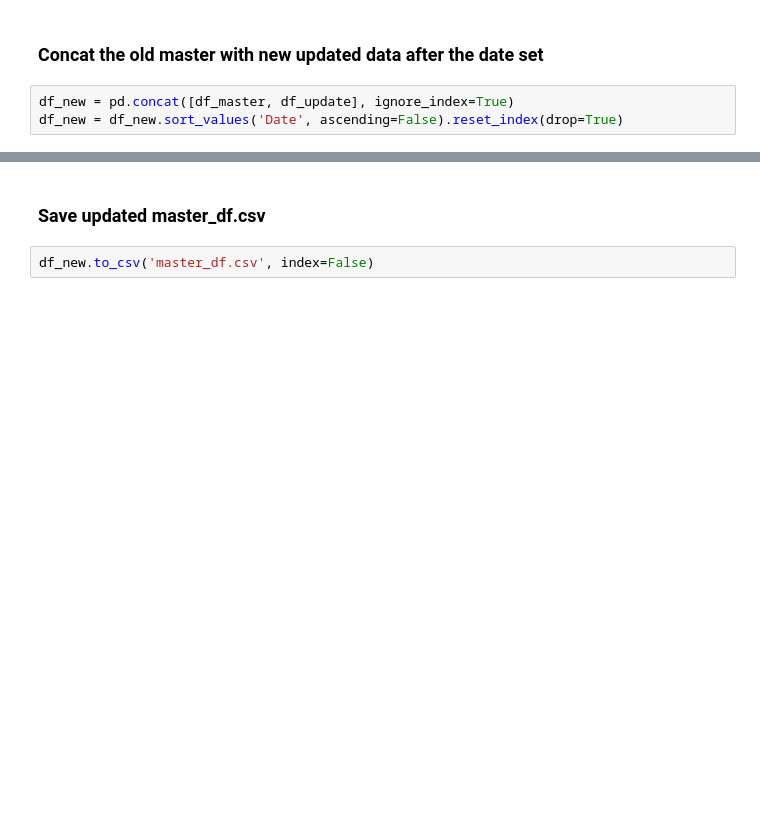
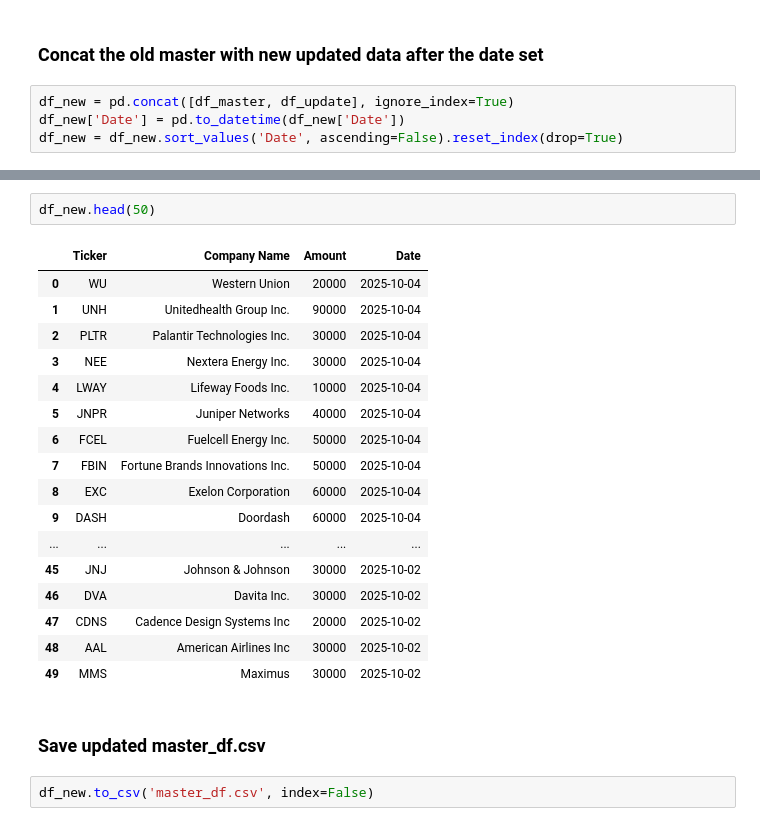
Before and after one commit to fonanroley/projects, a Jupyter notebook: update_master.ipynb, the cells around one changed output, grey strips where cells are left out. Cells and saved outputs as stored; diff of their text form; blank space fills up the shorter version.

```diff
--- a/update_master.ipynb
+++ b/update_master.ipynb
@@ -120,6 +120,7 @@ df_update
 ### Concat the old master with new updated data after the date set
 # %%
 df_new = pd.concat([df_master, df_update], ignore_index=True)
+df_new['Date'] = pd.to_datetime(df_new['Date'])
 df_new = df_new.sort_values('Date', ascending=False).reset_index(drop=True)
 # %%
 df_new.shape
@@ -128,3 +129,23 @@ df_new.shape
+# %%
+df_new.head(50)
+# %% [output]
+|  | Ticker | Company Name | Amount | Date |
+| 0 | WU | Western Union | 20000 | 2025-10-04 |
+| 1 | UNH | Unitedhealth Group Inc. | 90000 | 2025-10-04 |
+| 2 | PLTR | Palantir Technologies Inc. | 30000 | 2025-10-04 |
+| 3 | NEE | Nextera Energy Inc. | 30000 | 2025-10-04 |
+| 4 | LWAY | Lifeway Foods Inc. | 10000 | 2025-10-04 |
+| 5 | JNPR | Juniper Networks | 40000 | 2025-10-04 |
+| 6 | FCEL | Fuelcell Energy Inc. | 50000 | 2025-10-04 |
+| 7 | FBIN | Fortune Brands Innovations Inc. | 50000 | 2025-10-04 |
+| 8 | EXC | Exelon Corporation | 60000 | 2025-10-04 |
+| 9 | DASH | Doordash | 60000 | 2025-10-04 |
+| ... | ... | ... | ... | ... |
+| 45 | JNJ | Johnson & Johnson | 30000 | 2025-10-02 |
+| 46 | DVA | Davita Inc. | 30000 | 2025-10-02 |
+| 47 | CDNS | Cadence Design Systems Inc | 20000 | 2025-10-02 |
+| 48 | AAL | American Airlines Inc | 30000 | 2025-10-02 |
+| 49 | MMS | Maximus | 30000 | 2025-10-02 |
 # %% [markdown]
 ### Save updated master_df.csv
 # %%
```
Also changed, not shown: parts of 4 cells of this notebook, 1 other file.
